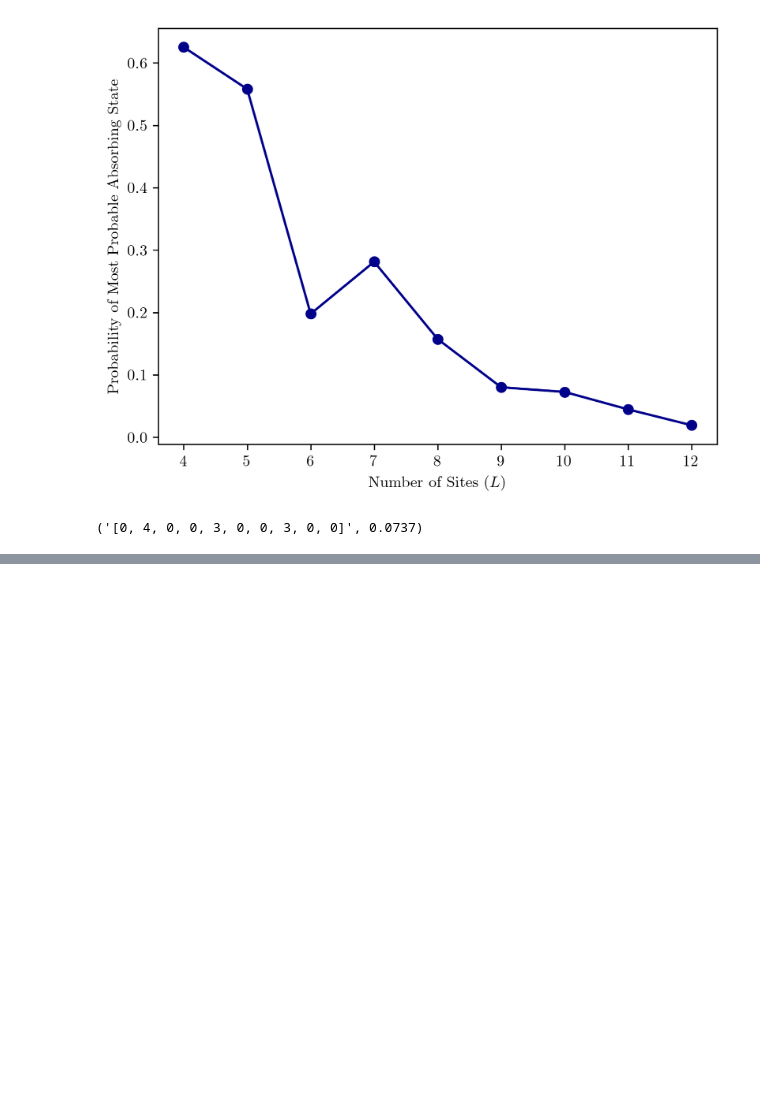
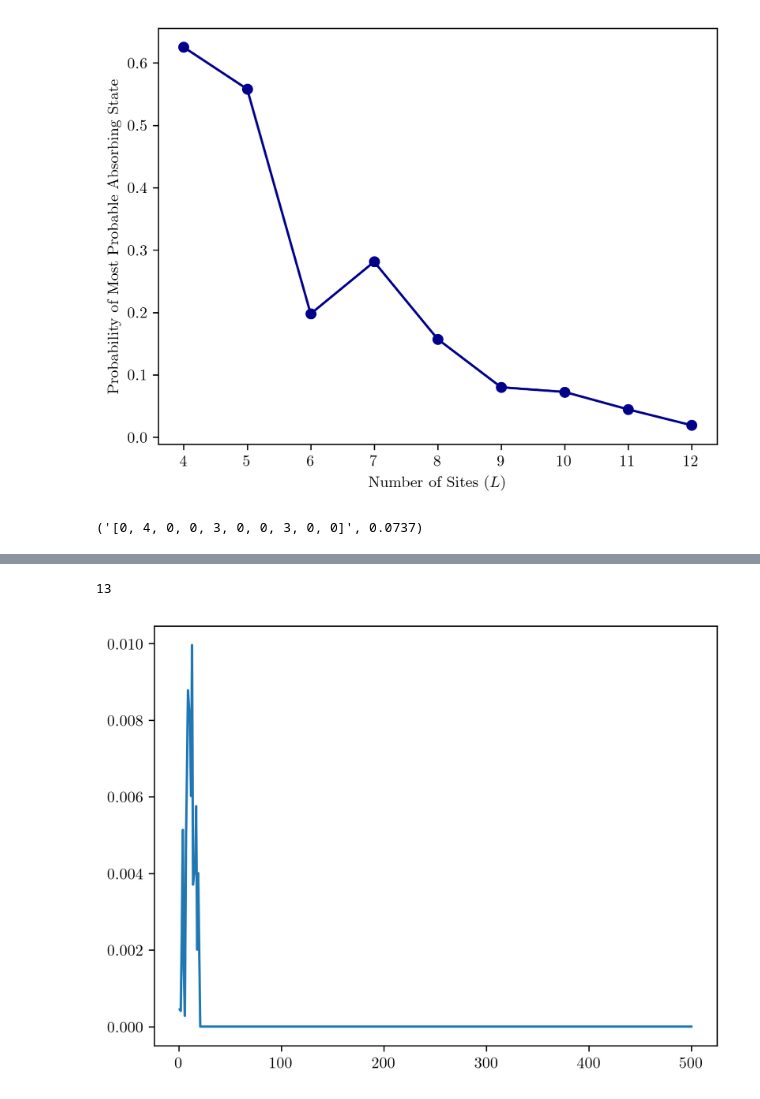
Before and after one commit to paarthtara/sfi-ucr-2025, a Jupyter notebook: target_process_sim.ipynb, the cells around one changed output, grey strips where cells are left out. Cells and saved outputs as stored; diff of their text form; code cells hidden in the pictures; blank space fills up the shorter version.

```diff
--- a/target_process_sim.ipynb
+++ b/target_process_sim.ipynb
@@ -330,0 +620,10 @@ Data.get_most_probable_absorbing_state()
+# %%
+AverageStationaryProbability = [
+    np.mean(series[-1000:]) for series in ProbabilitySeries
+]
+
+plt.plot(list(range(1, len(ProbabilitySeries) + 1)), AverageStationaryProbability)
+AverageStationaryProbability.index(max(AverageStationaryProbability)) + 1
+# %% [output]
+13
+[figure, added]
```
Also changed, not shown: parts of 29 cells of this notebook, 1 other file.
